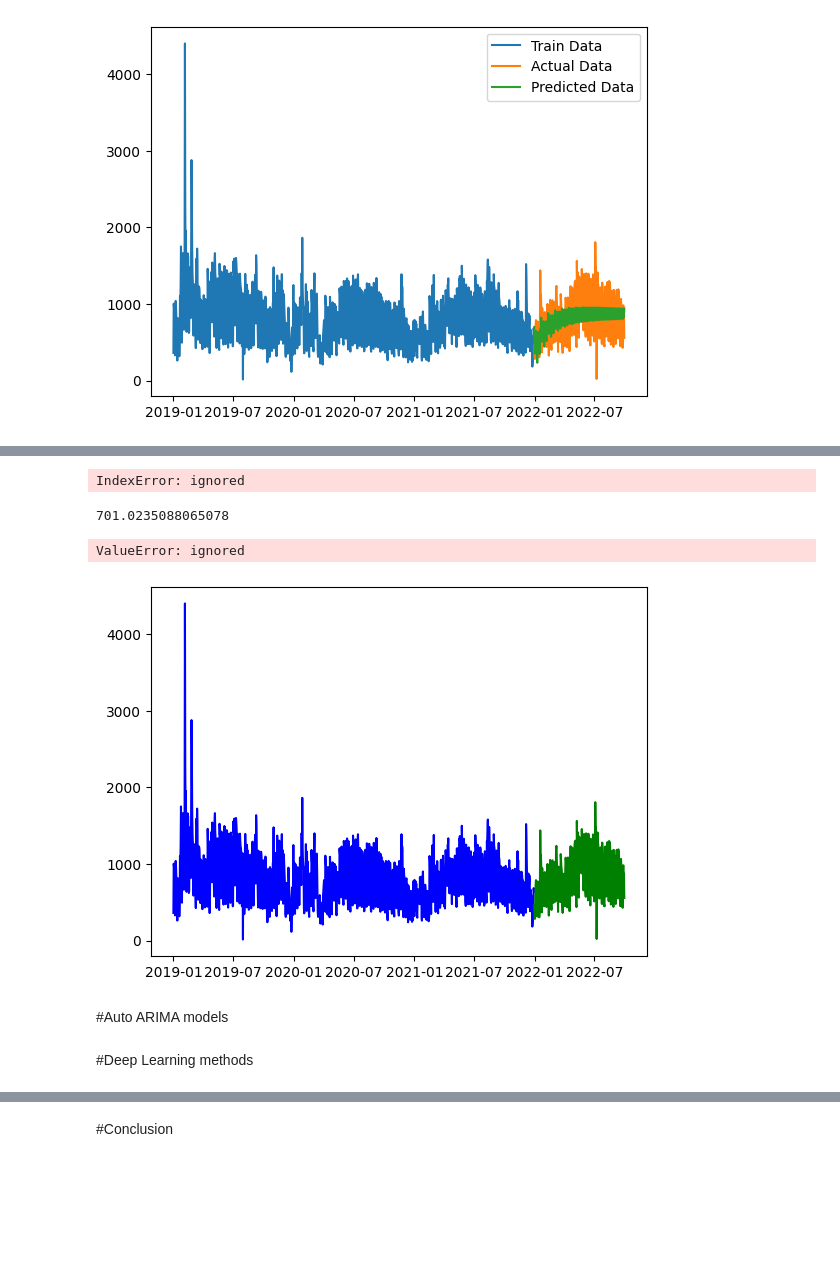
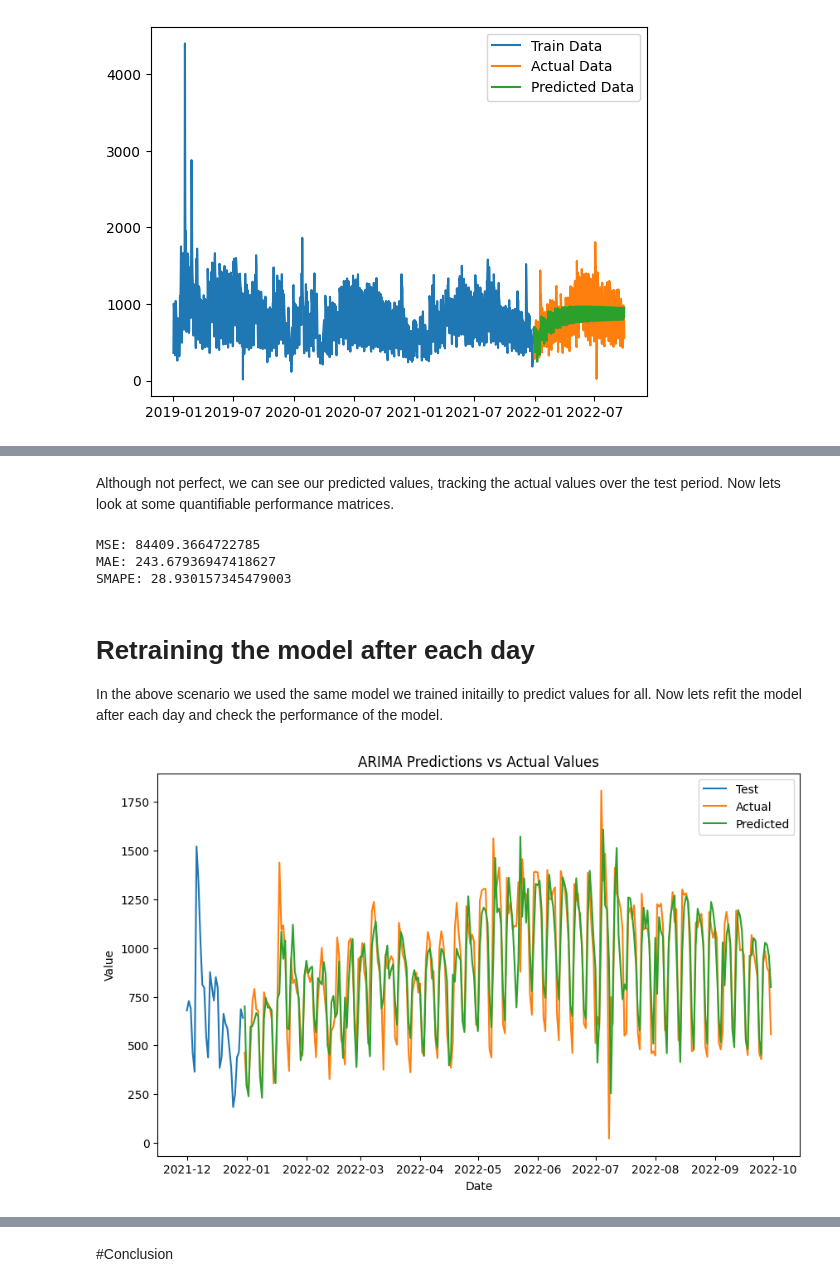
Before and after one commit to shashi3876/Ottawa_Data, a Jupyter notebook: Ottawa_Data_Time_Series_Analysis.ipynb, the cells around one changed output, grey strips where cells are left out. Saved outputs shown, nothing was run; the diff lists cells and outputs as text; code cells hidden in the pictures; blank space fills up the shorter version.

```diff
--- a/Ottawa_Data_Time_Series_Analysis.ipynb
+++ b/Ottawa_Data_Time_Series_Analysis.ipynb
@@ -258,49 +253,49 @@ SMAPE: 29.425036724821897
+# %% [markdown]
+Although not perfect, we can see our predicted values, tracking the actual values over the test period. Now lets look at some quantifiable performance matrices.
+# %%
+approach1=predictions
+
+mse_1 = mean_squared_error(test_data, predictions)
+print("MSE:", mse_1)
+
+mae_1 = mean_absolute_error(test_data, predictions)
+print('MAE:',mae_1)
+
+smape_1 = smape(test_data, predictions)
+print("SMAPE:", smape_1)
+# %% [output]
+MSE: 84409.3664722785
+MAE: 243.67936947418627
+SMAPE: 28.930157345479003
+# %% [markdown]
+# Retraining the model after each day
+
+In the above scenario we used the same model we trained initailly to predict values for all. Now lets refit the model after each day and check the performance of the model.
 # %%
-from statsmodels.tsa.arima.model import ARIMA
-from sklearn.metrics import mean_squared_error
-
-# Train ARIMA model on train_data
-model = ARIMA(train_data, order=(14, 0, 8))
-model_fit = model.fit()
-
 history = [x for x in train_data]
 
 predictions = list()
 for t in range(len(test_data)):
 
-    # START_CODE_HERE - call the ARIMA Method with history and params
-    #model = ARIMA(history,order=(5,1,0))  # initialize the model with history and right order of parameters
-    #model_fit = model.fit()  # fit the model
-    # END_CODE_HERE
-
+    model = ARIMA(history,order=(p,d,q))  # initialize the model with history and right order of parameters
+    model_fit = model.fit()  # fit the model
     output = model_fit.forecast()  # use forecast on the fitted model
-    #print(output)
-    yhat = output[0][0]
-    #yhat=0;
+    yhat = output
     predictions.append(yhat)
-
     obs = test_data[t]
     history.append(obs)
-
-    if t % 10 == 0:
-      print('Test Series Point: {}\tPredicted={}, Expected={}'.format(t, yhat, obs))
-# %% [output]
-IndexError: ignored
-# %%
-predictions
-# %% [output]
-701.0235088065078
 # %%
-# Plot the train data, actual data, and predicted values
-plt.plot(train_data.index,train_data, color='blue', label='Train Data')
-plt.plot(test_data.index, test_data, color='green', label='Actual Data')
-plt.plot(test_data.index, predictions, color='red', label='Predicted Values')
+
+
+# plot actual and predicted values for last 30 days of test data
+plt.figure(figsize=(10, 6))
+plt.plot(train_data.index[-30:], train_data[-30:], label='Test')
+plt.plot(test_data.index, test_data, label='Actual')
+plt.plot(test_data.index, predictions, label='Predicted')
 plt.legend()
+plt.xlabel('Date')
+plt.ylabel('Value')
+plt.title('ARIMA Predictions vs Actual Values')
 plt.show()
 # %% [output]
-ValueError: ignored
-[figure, old version]
+[figure, new version]
-# %% [markdown]
-#Auto ARIMA models
-# %% [markdown]
-#Deep Learning methods
```
Also changed, not shown: parts of 12 cells of this notebook.
